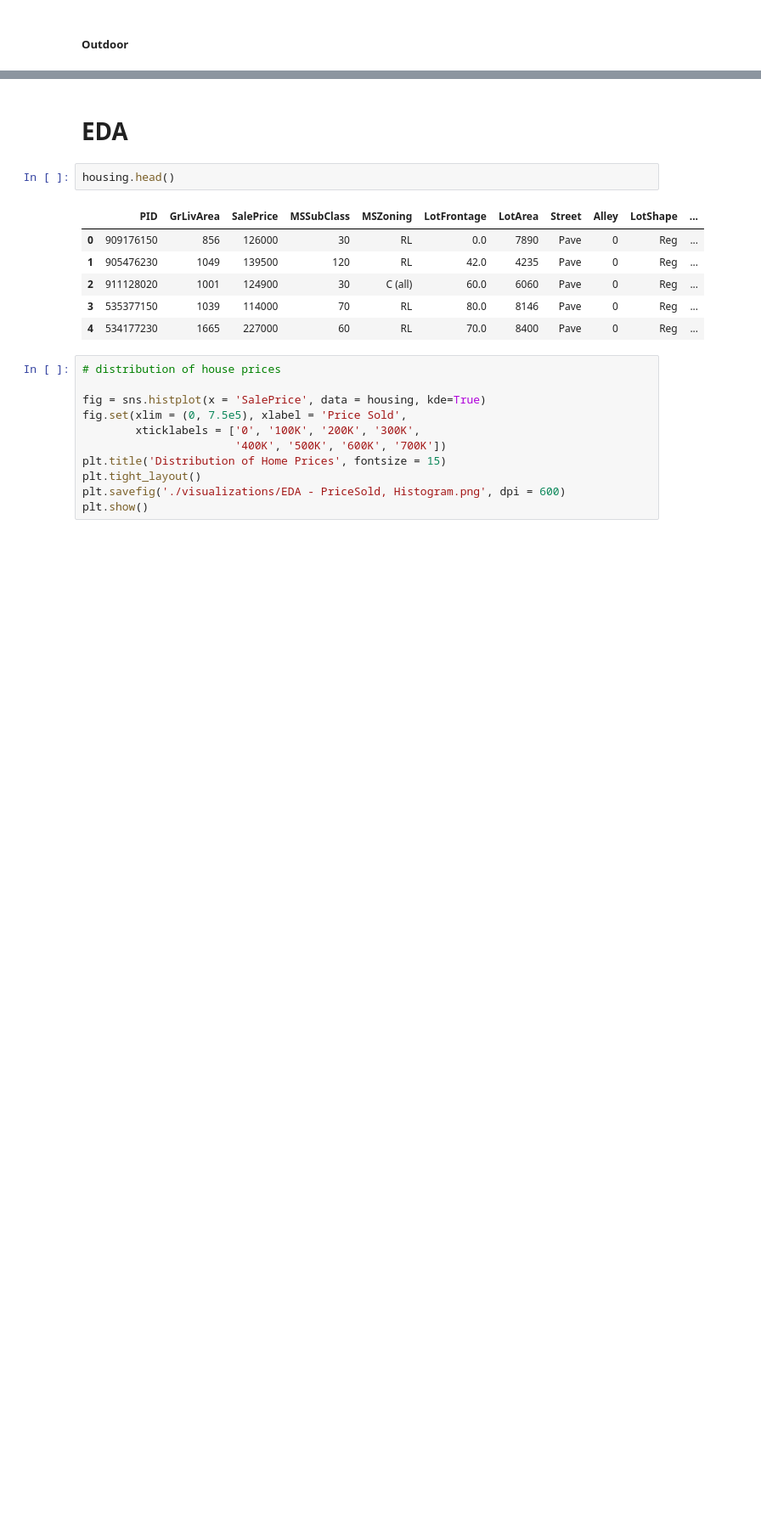
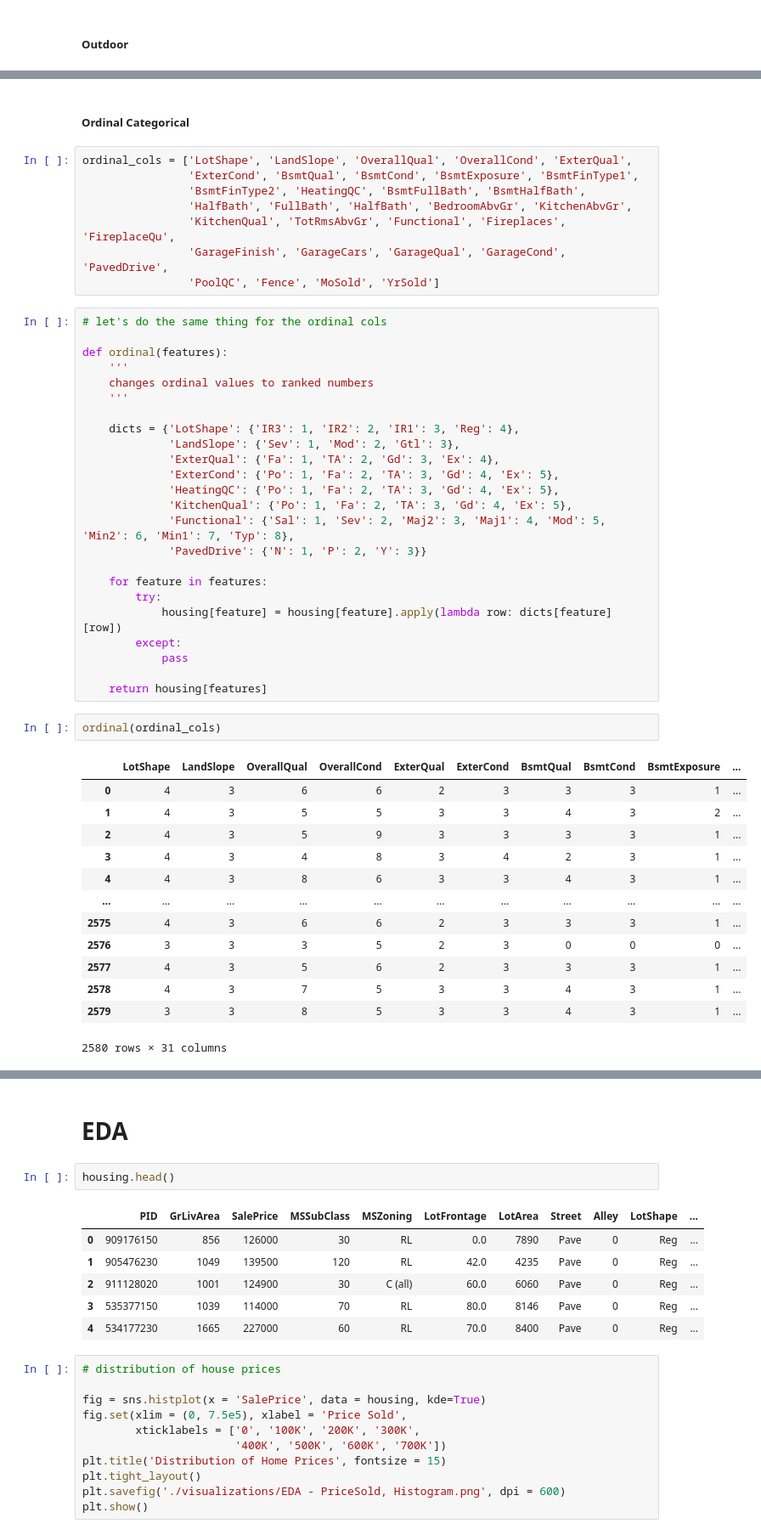
Before and after one commit to danielosetiawan/Ames_Housing_ML, a Jupyter notebook: DS - Ames.ipynb, the cells around one changed output, grey strips where cells are left out. Shown at 85% size. Drawn from its saved outputs; the diff is of its cells as text; blank space fills up the shorter version.

```diff
--- a/DS - Ames.ipynb
+++ b/DS - Ames.ipynb
@@ -660,0 +334,50 @@ Name: Alley, dtype: int64
+# %% [markdown]
+##### Ordinal Categorical
+# %%
+ordinal_cols = ['LotShape', 'LandSlope', 'OverallQual', 'OverallCond', 'ExterQual',
+                'ExterCond', 'BsmtQual', 'BsmtCond', 'BsmtExposure', 'BsmtFinType1',
+                'BsmtFinType2', 'HeatingQC', 'BsmtFullBath', 'BsmtHalfBath',
+                'HalfBath', 'FullBath', 'HalfBath', 'BedroomAbvGr', 'KitchenAbvGr',
+                'KitchenQual', 'TotRmsAbvGr', 'Functional', 'Fireplaces', 'FireplaceQu',
+                'GarageFinish', 'GarageCars', 'GarageQual', 'GarageCond', 'PavedDrive',
+                'PoolQC', 'Fence', 'MoSold', 'YrSold']
+# %%
+# let's do the same thing for the ordinal cols
+
+def ordinal(features):
+    '''
+    changes ordinal values to ranked numbers
+    '''
+
+    dicts = {'LotShape': {'IR3': 1, 'IR2': 2, 'IR1': 3, 'Reg': 4},
+             'LandSlope': {'Sev': 1, 'Mod': 2, 'Gtl': 3},
+             'ExterQual': {'Fa': 1, 'TA': 2, 'Gd': 3, 'Ex': 4},
+             'ExterCond': {'Po': 1, 'Fa': 2, 'TA': 3, 'Gd': 4, 'Ex': 5},
+             'HeatingQC': {'Po': 1, 'Fa': 2, 'TA': 3, 'Gd': 4, 'Ex': 5},
+             'KitchenQual': {'Po': 1, 'Fa': 2, 'TA': 3, 'Gd': 4, 'Ex': 5},
+             'Functional': {'Sal': 1, 'Sev': 2, 'Maj2': 3, 'Maj1': 4, 'Mod': 5, 'Min2': 6, 'Min1': 7, 'Typ': 8},
+             'PavedDrive': {'N': 1, 'P': 2, 'Y': 3}}
+
+    for feature in features:
+        try:
+            housing[feature] = housing[feature].apply(lambda row: dicts[feature][row])
+        except:
+            pass
+
+    return housing[features]
+# %%
+ordinal(ordinal_cols)
+# %% [output]
+|  | LotShape | LandSlope | OverallQual | OverallCond | ExterQual | ExterCond | BsmtQual | BsmtCond | BsmtExposure | ... |
+| 0 | 4 | 3 | 6 | 6 | 2 | 3 | 3 | 3 | 1 | ... |
+| 1 | 4 | 3 | 5 | 5 | 3 | 3 | 4 | 3 | 2 | ... |
+| 2 | 4 | 3 | 5 | 9 | 3 | 3 | 3 | 3 | 1 | ... |
+| 3 | 4 | 3 | 4 | 8 | 3 | 4 | 2 | 3 | 1 | ... |
+| 4 | 4 | 3 | 8 | 6 | 3 | 3 | 4 | 3 | 1 | ... |
+| ... | ... | ... | ... | ... | ... | ... | ... | ... | ... | ... |
+| 2575 | 4 | 3 | 6 | 6 | 2 | 3 | 3 | 3 | 1 | ... |
+| 2576 | 3 | 3 | 3 | 5 | 2 | 3 | 0 | 0 | 0 | ... |
+| 2577 | 4 | 3 | 5 | 6 | 2 | 3 | 3 | 3 | 1 | ... |
+| 2578 | 4 | 3 | 7 | 5 | 3 | 3 | 4 | 3 | 1 | ... |
+| 2579 | 3 | 3 | 8 | 5 | 3 | 3 | 4 | 3 | 1 | ... |
+2580 rows × 31 columns
```
Also changed, not shown: parts of 81 cells of this notebook, 2 other files.
